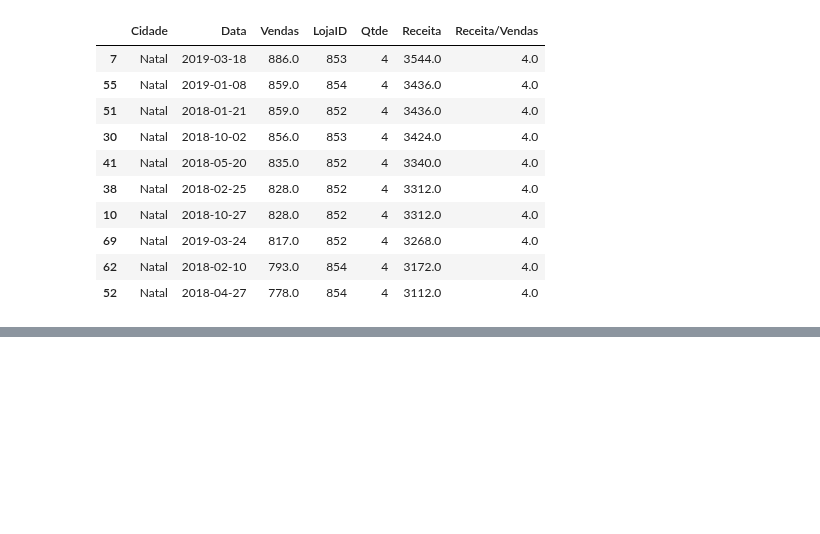
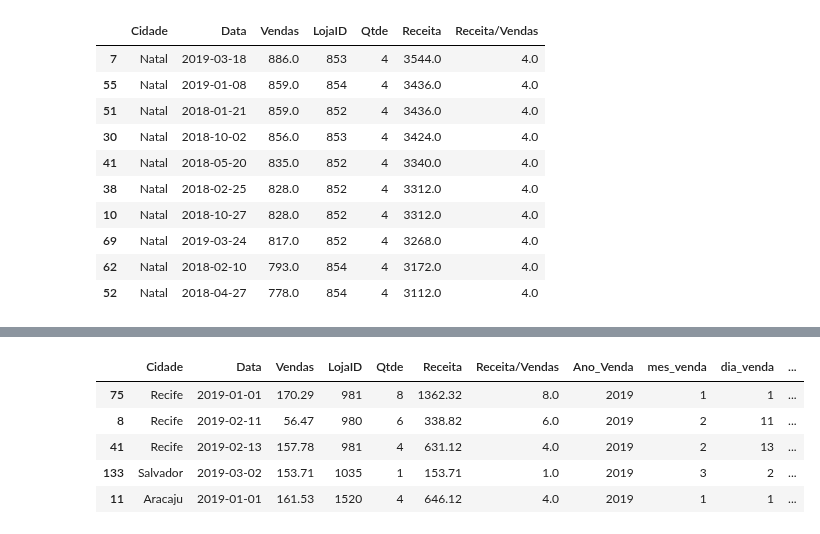
Before and after one commit to Err0rAltZero/trainingDIOPythonPanda, a Jupyter notebook: trainingDIOPythonPandas.ipynb, the cells around one changed output, grey strips where cells are left out. Cells and saved outputs as stored; diff of their text form; code cells hidden in the pictures; blank space fills up the shorter version.

```diff
--- a/trainingDIOPythonPandas.ipynb
+++ b/trainingDIOPythonPandas.ipynb
@@ -171,0 +254,11 @@ df.sort_values("Receita", ascending=False).head(10)
+# %%
+#Coluna trimestre
+df["trimestre_venda"] = df["Data"].dt.quarter
+df.sample(5)
+# %% [output]
+|  | Cidade | Data | Vendas | LojaID | Qtde | Receita | Receita/Vendas | Ano_Venda | mes_venda | dia_venda | ... |
+| 75 | Recife | 2019-01-01 | 170.29 | 981 | 8 | 1362.32 | 8.0 | 2019 | 1 | 1 | ... |
+| 8 | Recife | 2019-02-11 | 56.47 | 980 | 6 | 338.82 | 6.0 | 2019 | 2 | 11 | ... |
+| 41 | Recife | 2019-02-13 | 157.78 | 981 | 4 | 631.12 | 4.0 | 2019 | 2 | 13 | ... |
+| 133 | Salvador | 2019-03-02 | 153.71 | 1035 | 1 | 153.71 | 1.0 | 2019 | 3 | 2 | ... |
+| 11 | Aracaju | 2019-01-01 | 161.53 | 1520 | 4 | 646.12 | 4.0 | 2019 | 1 | 1 | ... |
```
Also changed, not shown: parts of 10 cells of this notebook.
